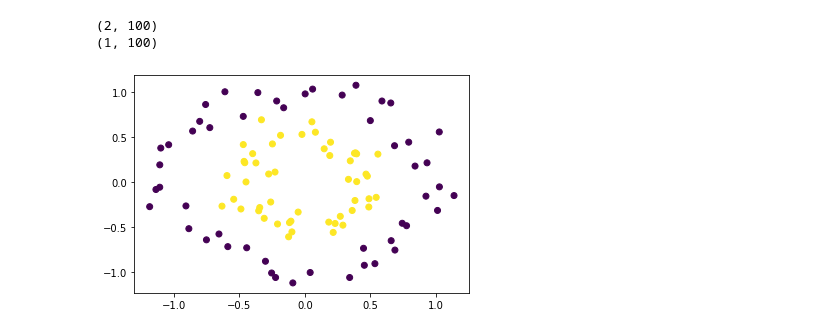
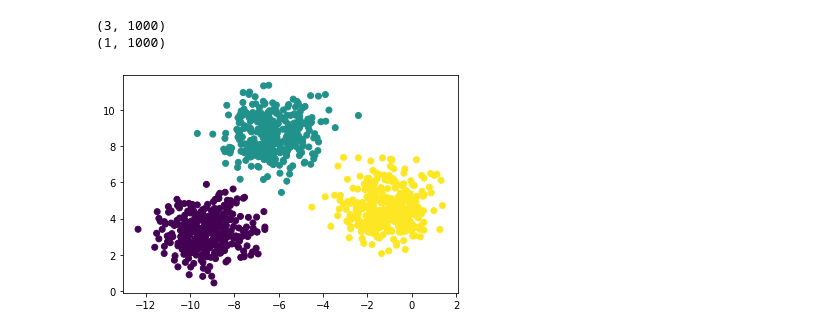
Before and after one commit to coscialp/AI-learn, a Jupyter notebook: MLP.ipynb, the cells around one changed output. Saved outputs shown, nothing was run; the diff lists cells and outputs as text; code cells hidden in the pictures.

```diff
--- a/MLP.ipynb
+++ b/MLP.ipynb
@@ -1,22 +1,22 @@
 # %%
 from sklearn.datasets import make_circles, make_blobs, make_classification
 import matplotlib.pyplot as plt
 
-X, y = make_circles(n_samples=100, noise=0.1, factor=0.5)
-# X, y = make_blobs(n_samples=1000, n_features=3, centers=2)
+# X, y = make_blobs(n_samples=100, noise=0.1, factor=0.5)
+X, y = make_blobs(n_samples=1000, n_features=3, centers=3)
 X = X.T
 y = y.reshape((1, y.shape[0]))
 
 print(X.shape)
 print(y.shape)
 
 
 plt.scatter(X[0, :], X[1, :], c=y)
 plt.show()
 # %% [output]
-(2, 100)
-(1, 100)
+(3, 1000)
+(1, 1000)
-[figure, old version]
+[figure, new version]
 # %%
 from neural_network import MLPClassifier
 from sklearn.metrics import accuracy_score
```
Also changed, not shown: parts of 1 cell of this notebook, 2 other files.
